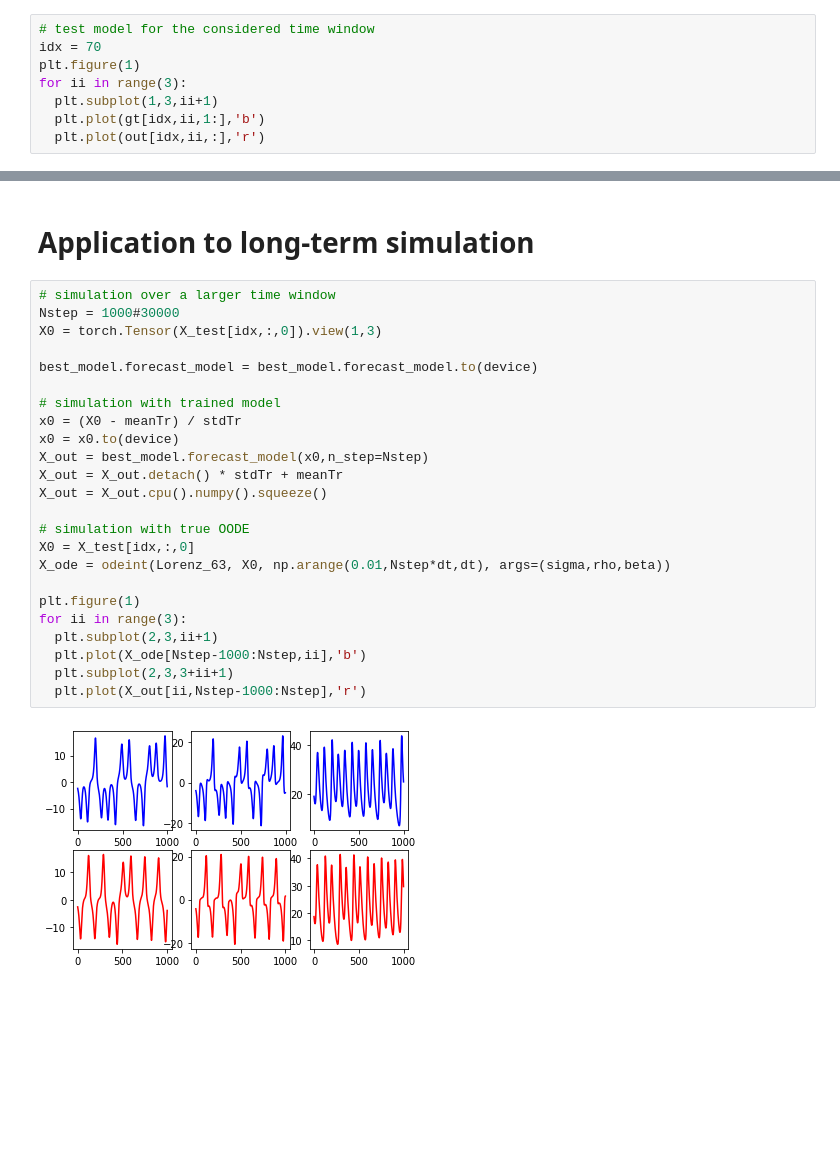
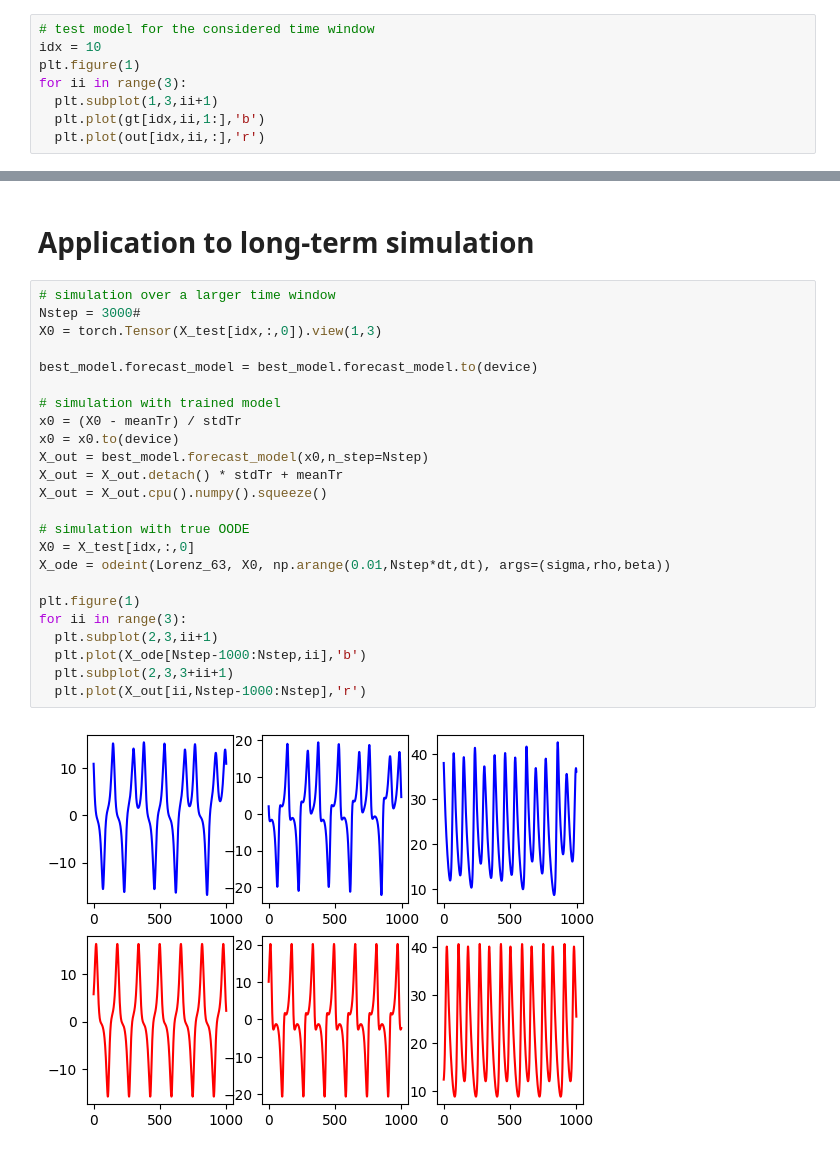
Before and after one commit to CIA-Oceanix/DLOA2023, a Jupyter notebook: lectures/notebooks/notebook_PytorchLightning_Forecasting_L63_students.ipynb, the cells around one changed output, grey strips where cells are left out. Saved outputs shown, nothing was run; the diff lists cells and outputs as text; blank space fills up the shorter version.

```diff
--- a/lectures/notebooks/notebook_PytorchLightning_Forecasting_L63_students.ipynb
+++ b/lectures/notebooks/notebook_PytorchLightning_Forecasting_L63_students.ipynb
@@ -613,6 +487,6 @@ for _k in range(1,best_model.n_step_forecast):
 # %%
 # test model for the considered time window
-idx = 70
+idx = 10
 plt.figure(1)
 for ii in range(3):
   plt.subplot(1,3,ii+1)
@@ -624,30 +498,30 @@ for ii in range(3):
 # Application to long-term simulation
 # %%
 # simulation over a larger time window
-Nstep = 1000#30000
+Nstep = 3000#
 X0 = torch.Tensor(X_test[idx,:,0]).view(1,3)
 
 best_model.forecast_model = best_model.forecast_model.to(device)
 
 # simulation with trained model
 x0 = (X0 - meanTr) / stdTr
 x0 = x0.to(device)
 X_out = best_model.forecast_model(x0,n_step=Nstep)
 X_out = X_out.detach() * stdTr + meanTr
 X_out = X_out.cpu().numpy().squeeze()
 
 # simulation with true OODE
 X0 = X_test[idx,:,0]
 X_ode = odeint(Lorenz_63, X0, np.arange(0.01,Nstep*dt,dt), args=(sigma,rho,beta))
 
 plt.figure(1)
 for ii in range(3):
   plt.subplot(2,3,ii+1)
   plt.plot(X_ode[Nstep-1000:Nstep,ii],'b')
   plt.subplot(2,3,3+ii+1)
   plt.plot(X_out[ii,Nstep-1000:Nstep],'r')
 # %% [output]
-[figure, old version]
+[figure, new version]
 # %%
 from mpl_toolkits.mplot3d import Axes3D
 fig = plt.figure()
```
Also changed, not shown: parts of 14 cells of this notebook.
